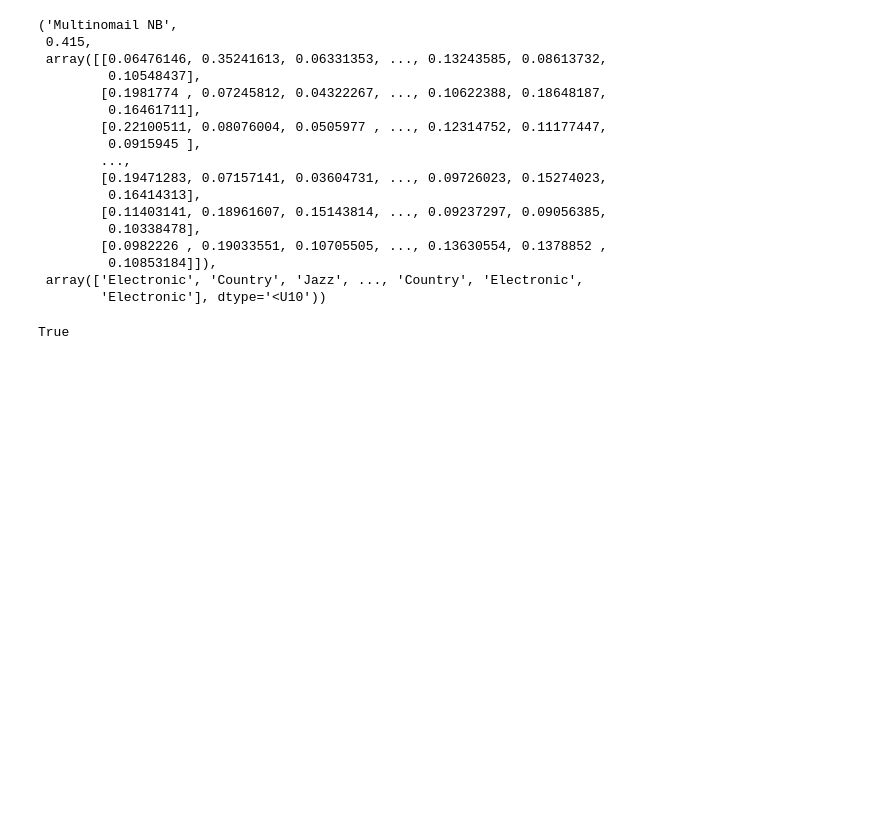
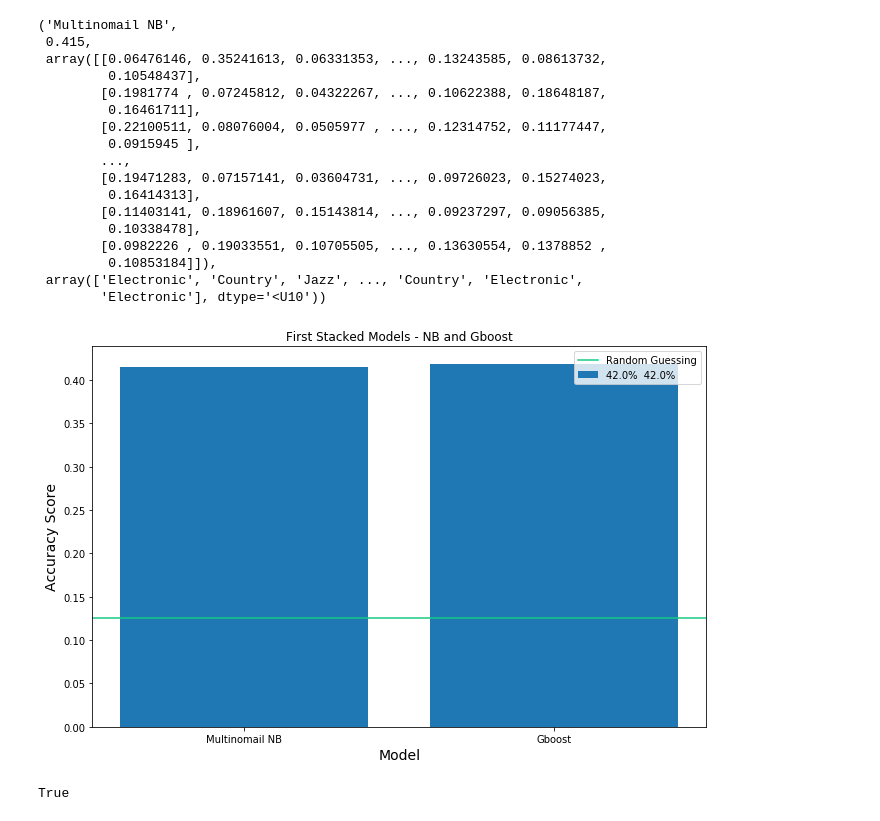
Before and after one commit to Botafogo1894/Model_Stacking, a Jupyter notebook: Newest_Stacker.ipynb, the cells around one changed output. Cells and saved outputs as stored; diff of their text form; code cells hidden in the pictures; blank space fills up the shorter version.

```diff
--- a/Newest_Stacker.ipynb
+++ b/Newest_Stacker.ipynb
@@ -466,6 +474,23 @@ X2_scores[0]
          0.10853184]]),
  array(['Electronic', 'Country', 'Jazz', ..., 'Country', 'Electronic',
         'Electronic'], dtype='<U10'))
+# %%
+X2_models = [item[0] for item in X2_scores]
+X2_accuracy = [item[1] for item in X2_scores]
+
+plt.figure(figsize=(11,7))
+plt.title("First Stacked Models - NB and Gboost")
+plt.xlabel("Model", fontsize = 14)
+plt.ylabel("Accuracy Score", fontsize = 14)
+plt.bar(X2_models, X2_accuracy, label = "{}%  {}%".format(round(X2_scores[0][1], 2)*100, round(X2_scores[1][1], 2)*100))
+
+plt.axhline(y=1/len(set(y)), color='#17CA83', linestyle='-', label = "Random Guessing")
+plt.legend()
+
+
+plt.show()
+# %% [output]
+[figure, added]
 # %%
 R2_AVG_Scores = (X2_scores[0][2] + X2_scores[1][2])/2
 R2_df =  pd.DataFrame(R2_AVG_Scores, columns = [item + "_AVG" for item in classes])
```
Also changed, not shown: parts of 17 cells of this notebook.
